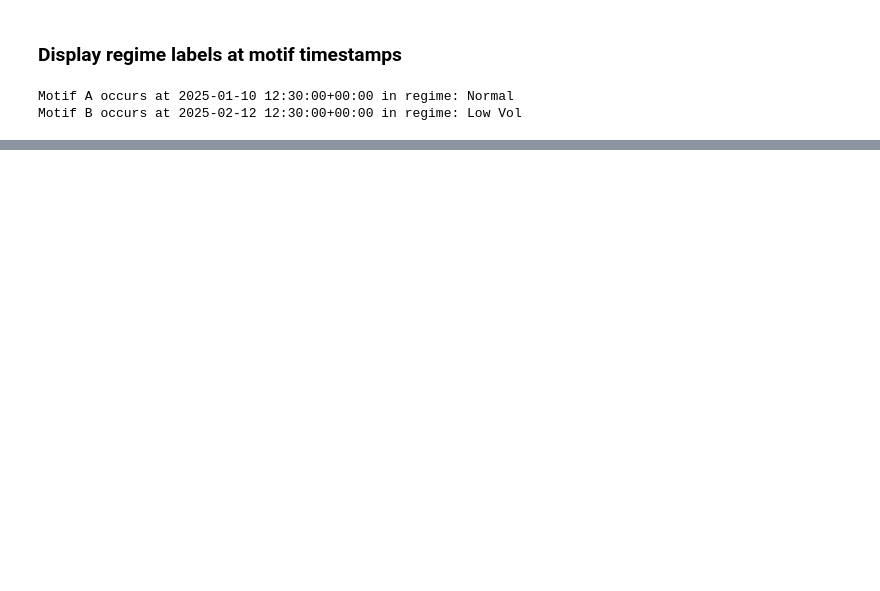
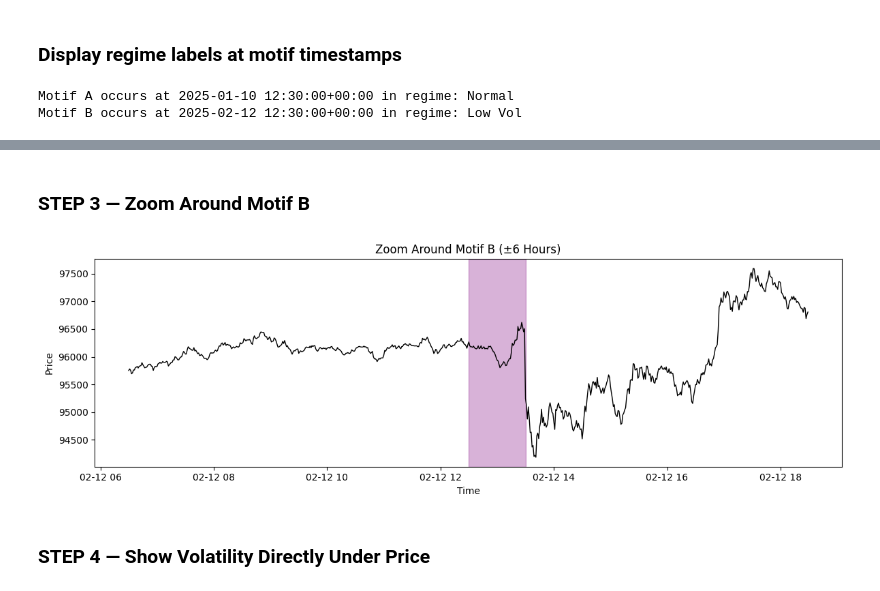
Before and after one commit to theakshaybande/crypto-motif-discovery, a Jupyter notebook: notebooks/03_volatility_regimes.ipynb, the cells around one changed output, grey strips where cells are left out. Cells and saved outputs as stored; diff of their text form; code cells hidden in the pictures; blank space fills up the shorter version.

```diff
--- a/notebooks/03_volatility_regimes.ipynb
+++ b/notebooks/03_volatility_regimes.ipynb
@@ -96,0 +197,12 @@ Motif B occurs at 2025-02-12 12:30:00+00:00 in regime: Low Vol
+# %% [markdown]
+### STEP 3 — Zoom Around Motif B
+# %%
+plot_zoom_window(
+    neighbor_idx,
+    window_minutes=360,
+    title="Zoom Around Motif B (±6 Hours)"
+)
+# %% [output]
+[figure, added]
+# %% [markdown]
+### STEP 4 — Show Volatility Directly Under Price
```
Also changed, not shown: parts of 22 cells of this notebook.
